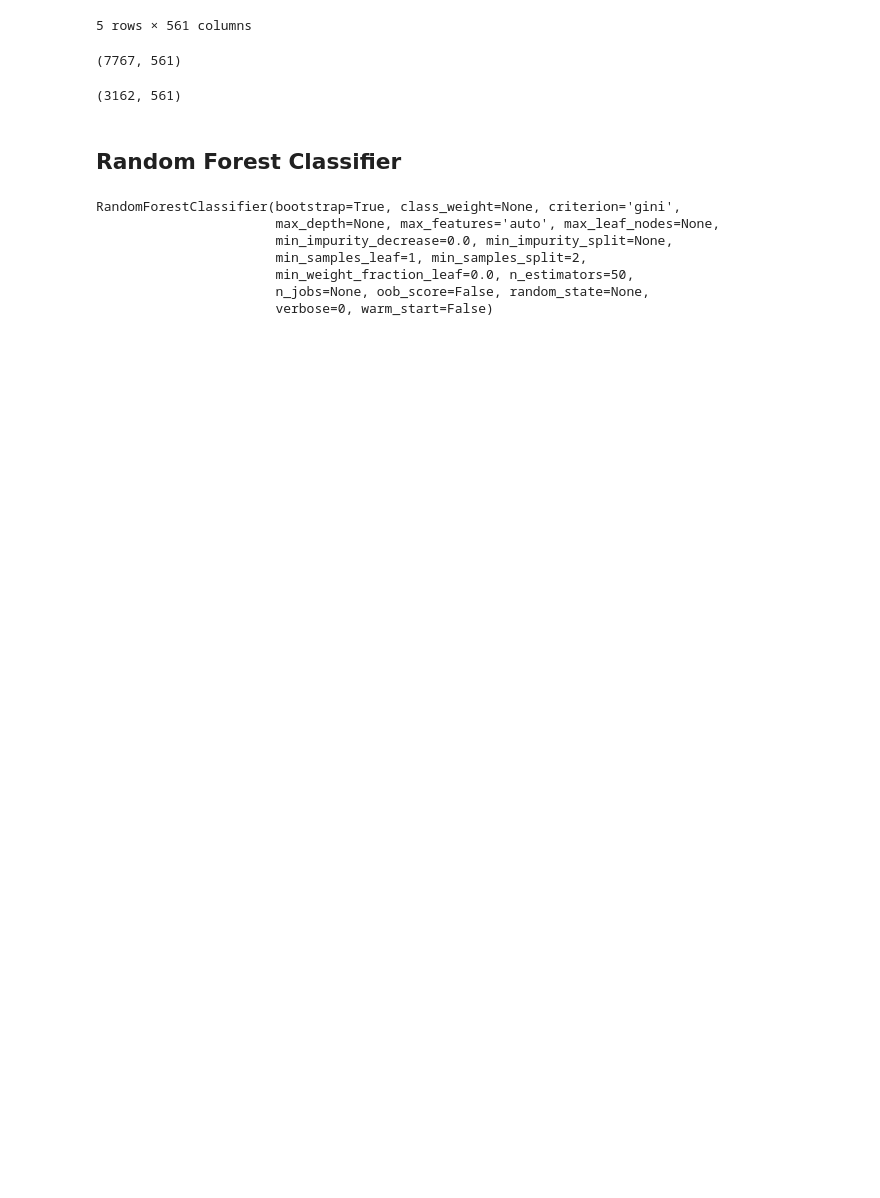
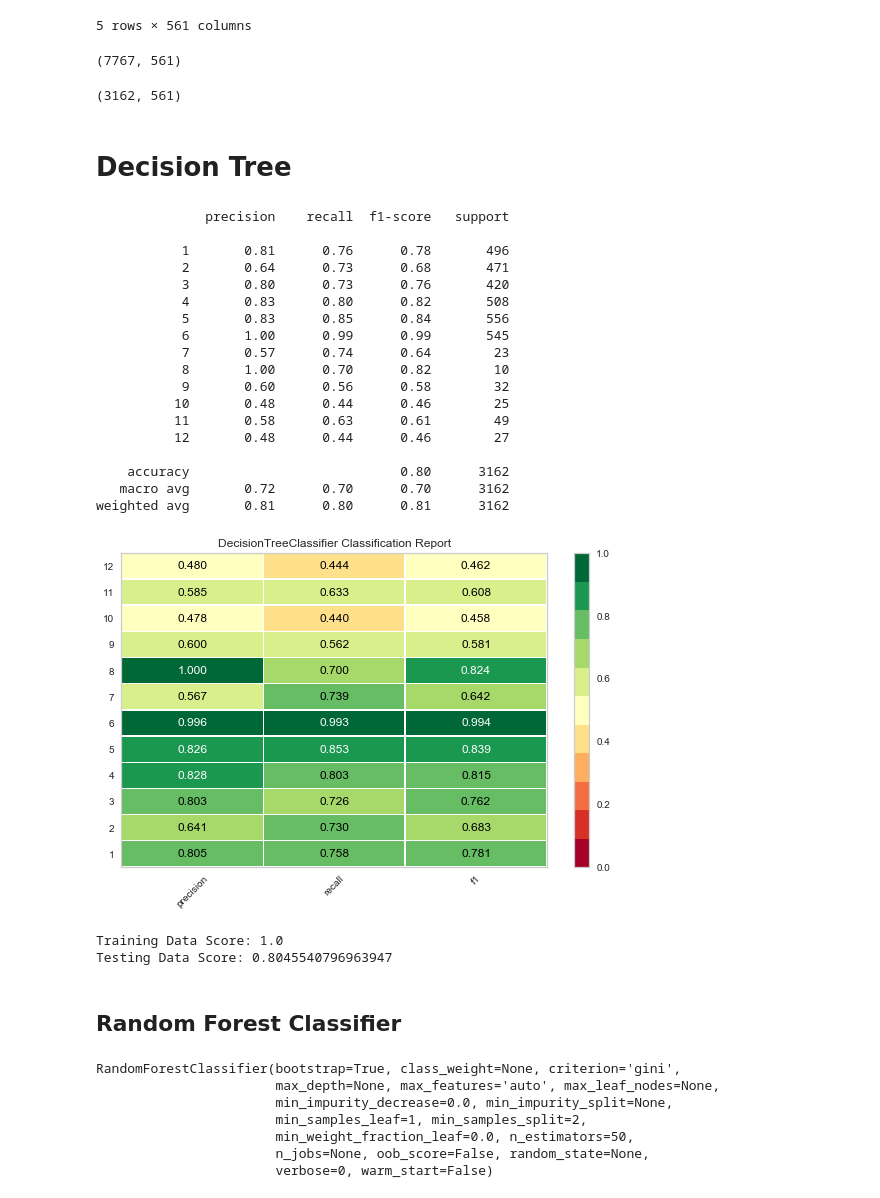
Before and after one commit to ykarki1/smart-move, a Jupyter notebook: all_models.ipynb, the cells around one changed output. Saved outputs shown, nothing was run; the diff lists cells and outputs as text; code cells hidden in the pictures; blank space fills up the shorter version.

```diff
--- a/all_models.ipynb
+++ b/all_models.ipynb
@@ -53,6 +53,49 @@ X_train.shape
 X_test.shape
 # %% [output]
 (3162, 561)
+# %% [markdown]
+# Decision Tree
+# %%
+clf = tree.DecisionTreeClassifier()
+
+# Fit the training data
+clf.fit(X_train, y_train.values.ravel())
+
+predicted = clf.predict(X_test)
+print(classification_report(y_test, predicted))
+
+visualizer = ClassificationReport(clf, cmap='RdYlGn')
+visualizer.score(X_test, y_test)  # Evaluate the model on the test data
+visualizer.poof()
+
+f1 = f1_score(y_test, predicted, average='micro')
+scores.update({"Decision Tree": f1})
+# %% [output]
+              precision    recall  f1-score   support
+
+           1       0.81      0.76      0.78       496
+           2       0.64      0.73      0.68       471
+           3       0.80      0.73      0.76       420
+           4       0.83      0.80      0.82       508
+           5       0.83      0.85      0.84       556
+           6       1.00      0.99      0.99       545
+           7       0.57      0.74      0.64        23
+           8       1.00      0.70      0.82        10
+           9       0.60      0.56      0.58        32
+          10       0.48      0.44      0.46        25
+          11       0.58      0.63      0.61        49
+          12       0.48      0.44      0.46        27
+
+    accuracy                           0.80      3162
+   macro avg       0.72      0.70      0.70      3162
+weighted avg       0.81      0.80      0.81      3162
+[figure, added]
+# %%
+print("Training Data Score: {}".format(clf.score(X_train, y_train)))
+print("Testing Data Score: {}".format(clf.score(X_test, y_test)))
+# %% [output]
+Training Data Score: 1.0
+Testing Data Score: 0.8045540796963947
 # %% [markdown]
 ## Random Forest Classifier
 # %%
```
Also changed, not shown: parts of 31 cells of this notebook.
